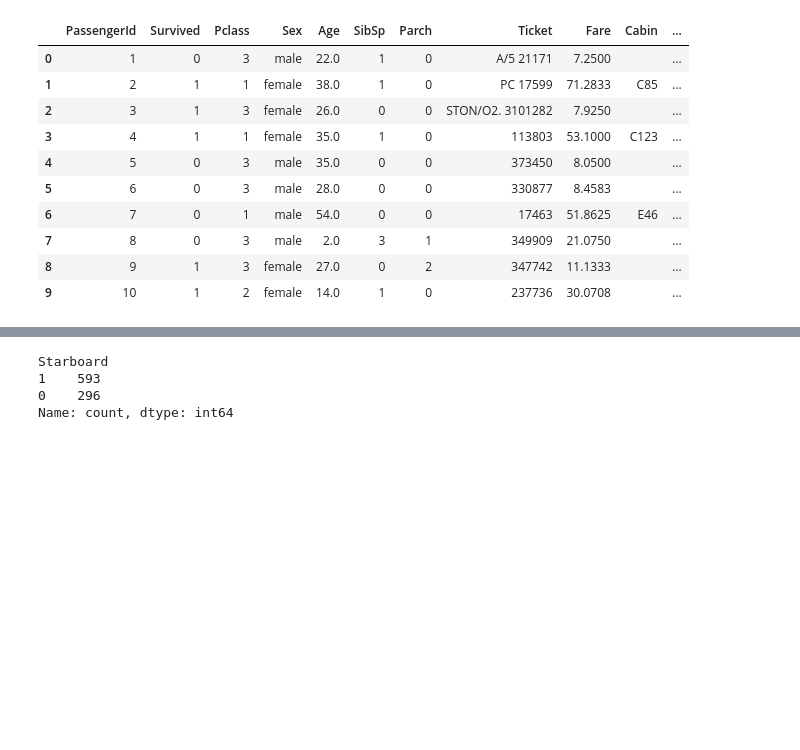
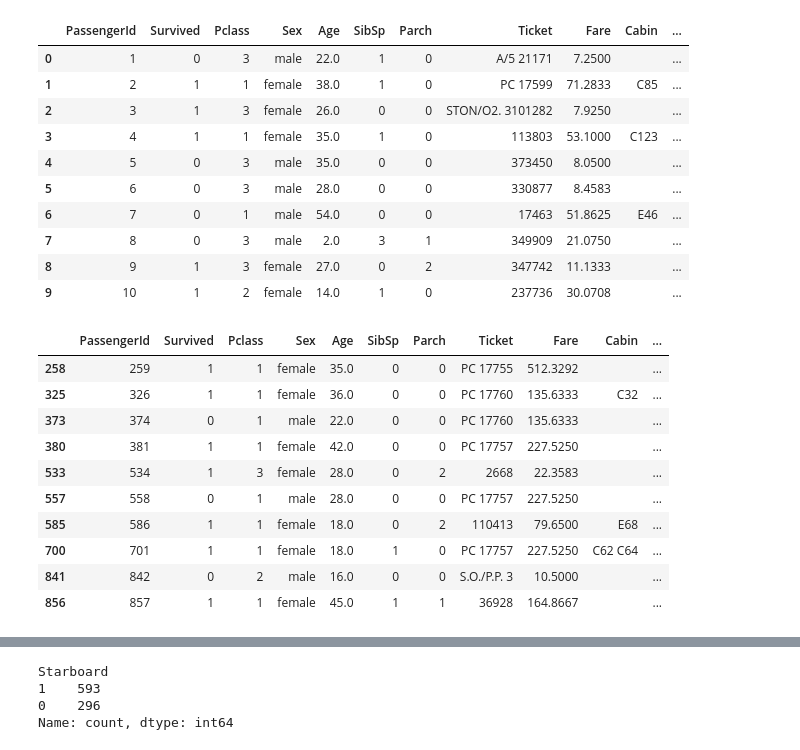
Before and after one commit to maylonleoncio/titanic, a Jupyter notebook: titanic_analysis.ipynb, the cells around one changed output, grey strips where cells are left out. Drawn from its saved outputs; the diff is of its cells as text; code cells hidden in the pictures; blank space fills up the shorter version.

```diff
--- a/titanic_analysis.ipynb
+++ b/titanic_analysis.ipynb
@@ -452,0 +458,15 @@ train.head(10)
+# %%
+data2 = train[train['Ticket'].isin(train.loc[train['Starboard']==1, 'Ticket'])]
+data2[data2['Starboard']==0]
+# %% [output]
+|  | PassengerId | Survived | Pclass | Sex | Age | SibSp | Parch | Ticket | Fare | Cabin | ... |
+| 258 | 259 | 1 | 1 | female | 35.0 | 0 | 0 | PC 17755 | 512.3292 |  | ... |
+| 325 | 326 | 1 | 1 | female | 36.0 | 0 | 0 | PC 17760 | 135.6333 | C32 | ... |
+| 373 | 374 | 0 | 1 | male | 22.0 | 0 | 0 | PC 17760 | 135.6333 |  | ... |
+| 380 | 381 | 1 | 1 | female | 42.0 | 0 | 0 | PC 17757 | 227.5250 |  | ... |
+| 533 | 534 | 1 | 3 | female | 28.0 | 0 | 2 | 2668 | 22.3583 |  | ... |
+| 557 | 558 | 0 | 1 | male | 28.0 | 0 | 0 | PC 17757 | 227.5250 |  | ... |
+| 585 | 586 | 1 | 1 | female | 18.0 | 0 | 2 | 110413 | 79.6500 | E68 | ... |
+| 700 | 701 | 1 | 1 | female | 18.0 | 1 | 0 | PC 17757 | 227.5250 | C62 C64 | ... |
+| 841 | 842 | 0 | 2 | male | 16.0 | 0 | 0 | S.O./P.P. 3 | 10.5000 |  | ... |
+| 856 | 857 | 1 | 1 | female | 45.0 | 1 | 1 | 36928 | 164.8667 |  | ... |
```
Also changed, not shown: parts of 15 cells of this notebook, 1 other file.
